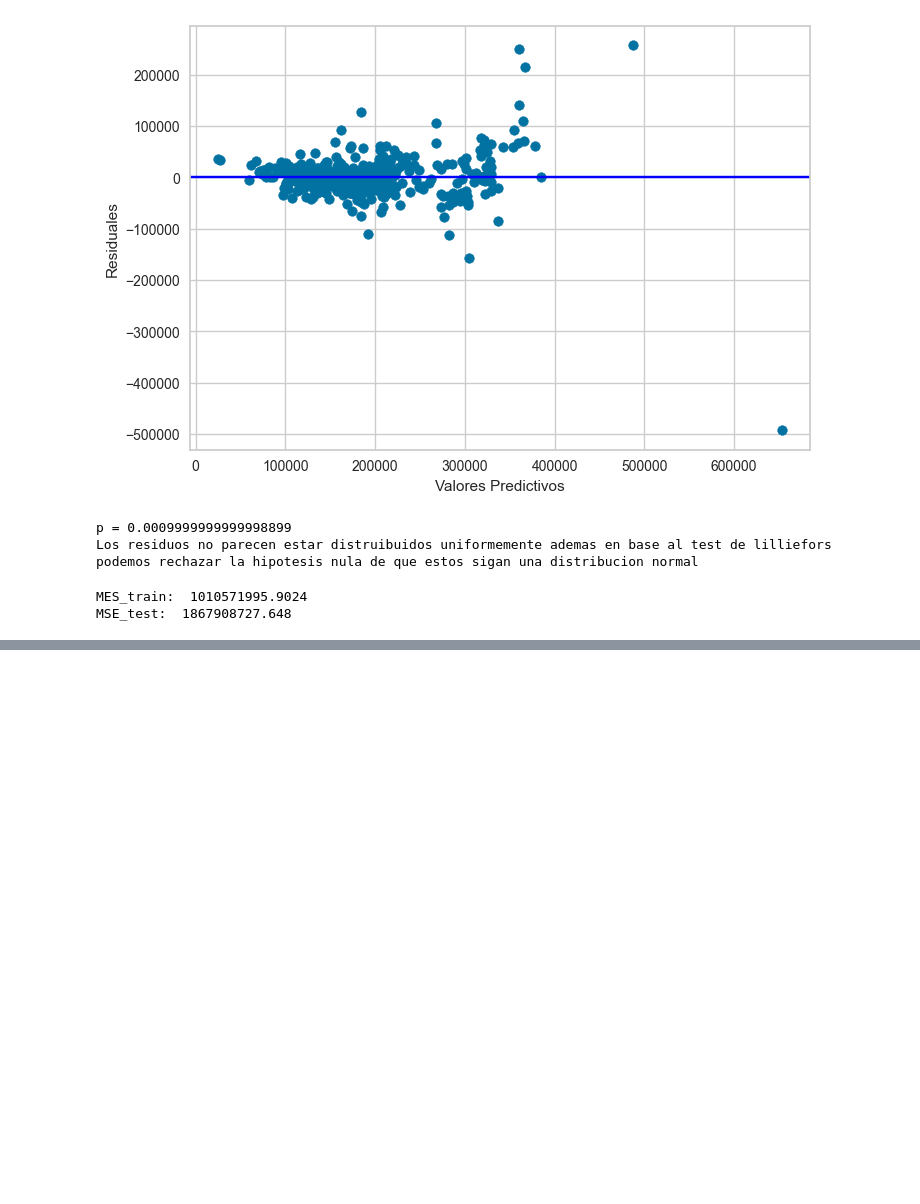
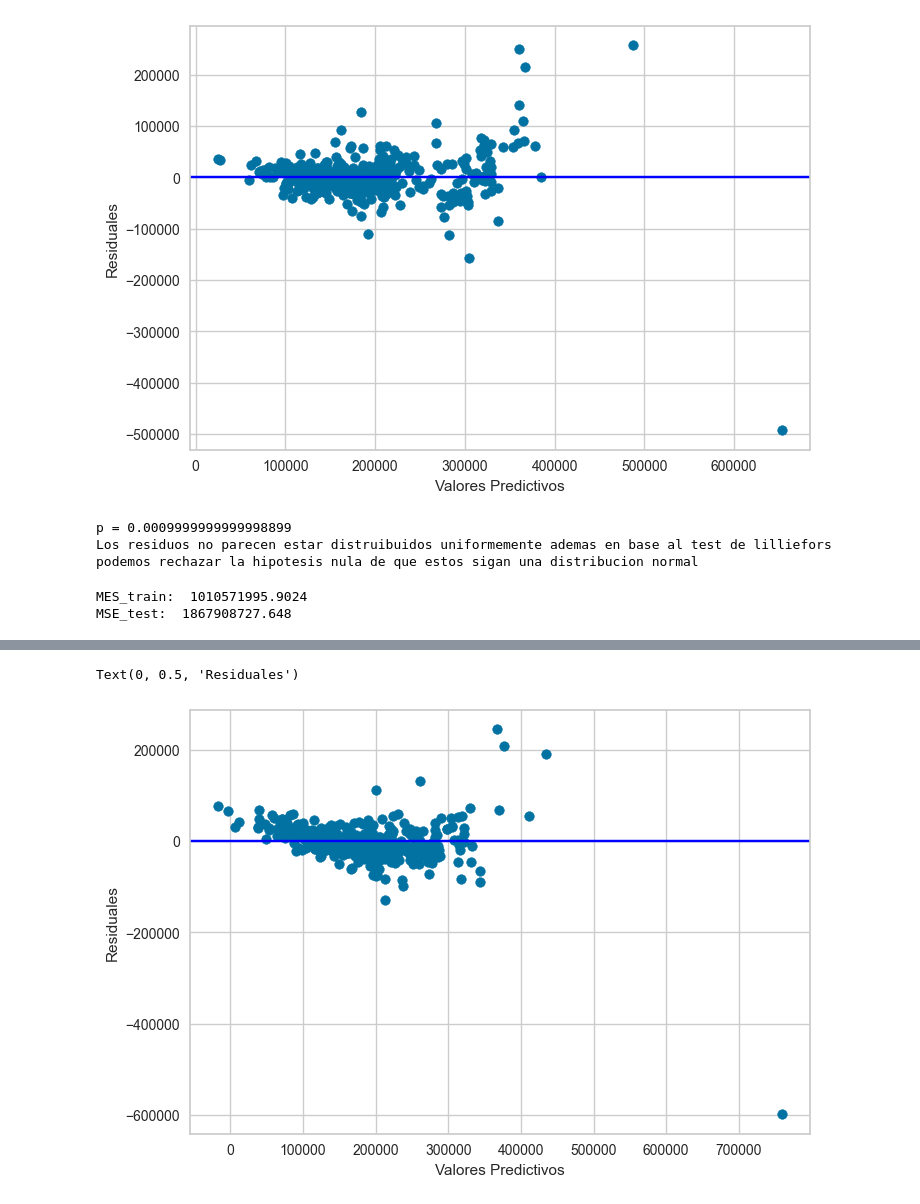
Before and after one commit to JoseAMoralesF/P2-Entrega1-MineriadeDatos, a Jupyter notebook: p2e1.ipynb, the cells around one changed output, grey strips where cells are left out. Saved outputs shown, nothing was run; the diff lists cells and outputs as text; code cells hidden in the pictures; blank space fills up the shorter version.

```diff
--- a/p2e1.ipynb
+++ b/p2e1.ipynb
@@ -817,0 +804,10 @@ Multicolinealidad
+# %%
+X_train_stw= X_train.iloc[:,indicePredictores]
+X_test_stw = X_test.iloc[:,indicePredictores]
+# %%
+# Train a linear regression model on the training set with the selected features
+modelo2 = LinearRegression()
+modelo2.fit(X_train_stw, y_train)
+
+# Predict the target values on the testing set
+y_pred_modelo2 = modelo2.predict(X_test_stw)
@@ -817,0 +843,9 @@ Multicolinealidad
+# %%
+resid_modelo2=y_test-y_pred_modelo2
+plt.scatter(y_pred_modelo2,resid_modelo2)
+plt.axhline(0,color='blue')
+plt.xlabel('Valores Predictivos')
+plt.ylabel('Residuales')
+# %% [output]
+Text(0, 0.5, 'Residuales')
+[figure, added]
```
Also changed, not shown: parts of 34 cells of this notebook.
